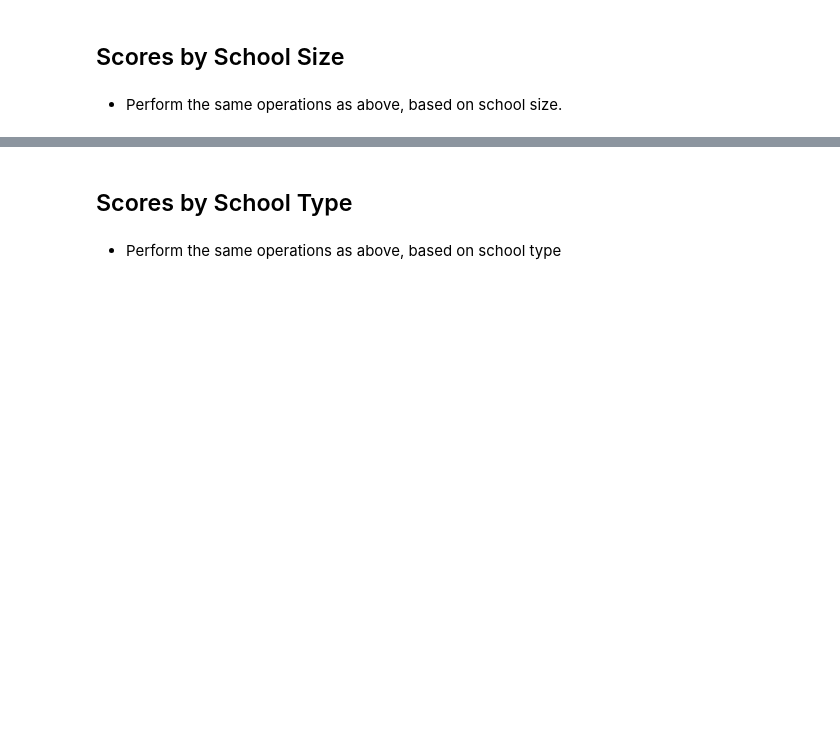
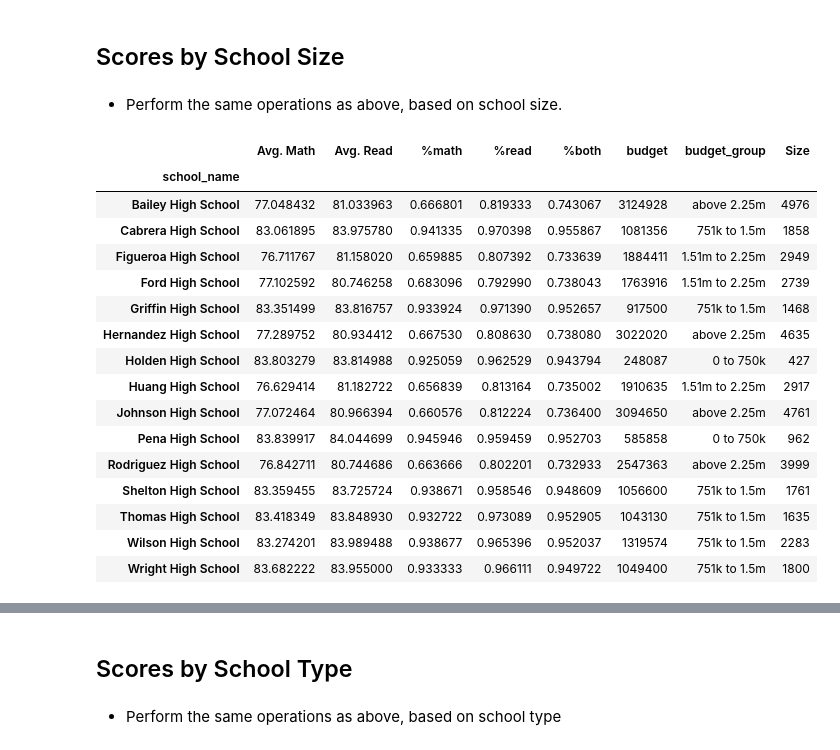
Before and after one commit to millerbrook/pandas-challenge, a Jupyter notebook: PyCitySchools/PyCitySchools_starter.ipynb, the cells around one changed output, grey strips where cells are left out. Saved outputs shown, nothing was run; the diff lists cells and outputs as text; code cells hidden in the pictures; blank space fills up the shorter version.

```diff
--- a/PyCitySchools/PyCitySchools_starter.ipynb
+++ b/PyCitySchools/PyCitySchools_starter.ipynb
@@ -462,3 +482,9 @@ Thomas High School       0.932722
 Wilson High School       0.938677
 Wright High School       0.933333
 dtype: float64
+# %%
+all_byschool_passread_count = school_data_complete.loc[school_data_complete["reading_score"]>69.9]
+all_byschool_passread_count = all_byschool_passread_count[["school_name", "reading_score"]].groupby("school_name").count()
+all_byschool_passread_count["reading_score"]
+all_byschool_passread_pct = all_byschool_passread_count['reading_score']/all_byschool_total
+all_byschool_passread_pct
@@ -519,3 +636,13 @@ Name: Student ID, dtype: float64
   * % Passing Math
   * % Passing Reading
   * Overall Passing Rate (Average of the above two)
+# %%
+#create a summary df prior to binning
+sum_bybudget_df = pd.DataFrame()
+sum_bybudget_df["Avg. Math"] = all_byschool_math
+sum_bybudget_df["Avg. Read"] = all_byschool_reading
+sum_bybudget_df["%math"] = all_byschool_passmath_pct
+sum_bybudget_df["%read"] = all_byschool_passread_pct
+sum_bybudget_df["%both"] = (all_byschool_passmath_pct + all_byschool_passread_pct)/2
+sum_bybudget_df["budget"] = all_byschool_budget
+sum_bybudget_df
@@ -521,0 +667,9 @@ Name: Student ID, dtype: float64
+# %%
+#make bins and group labels
+bins = [0, 750000, 1500000, 2250000, 5000000]
+group_labels = ["0 to 750k", "751k to 1.5m", "1.51m to 2.25m", "above 2.25m"]
+# %%
+sum_bybudget_df["budget_group"] = pd.cut(sum_bybudget_df["budget"], bins, labels=group_labels)
+groupedbybudget = sum_bybudget_df.groupby(["budget_group", "school_name"])
+groupedbybudget.sum().dropna()
+#still very confused about groupby objects. how to optimally display them?
@@ -523,3 +695,26 @@ Name: Student ID, dtype: float64
 ## Scores by School Size
 # %% [markdown]
 * Perform the same operations as above, based on school size.
+# %%
+sum_bysize_df = sum_bybudget_df
+sum_bysize_df.drop(columns = ["budget", "budget_group"])
+sum_bysize_df["Size"] = all_byschool_total
+sum_bysize_df
+# %% [output]
+|  | Avg. Math | Avg. Read | %math | %read | %both | budget | budget_group | Size |
+| school_name |  |  |  |  |  |  |  |  |
+| Bailey High School | 77.048432 | 81.033963 | 0.666801 | 0.819333 | 0.743067 | 3124928 | above 2.25m | 4976 |
+| Cabrera High School | 83.061895 | 83.975780 | 0.941335 | 0.970398 | 0.955867 | 1081356 | 751k to 1.5m | 1858 |
+| Figueroa High School | 76.711767 | 81.158020 | 0.659885 | 0.807392 | 0.733639 | 1884411 | 1.51m to 2.25m | 2949 |
+| Ford High School | 77.102592 | 80.746258 | 0.683096 | 0.792990 | 0.738043 | 1763916 | 1.51m to 2.25m | 2739 |
+| Griffin High School | 83.351499 | 83.816757 | 0.933924 | 0.971390 | 0.952657 | 917500 | 751k to 1.5m | 1468 |
+| Hernandez High School | 77.289752 | 80.934412 | 0.667530 | 0.808630 | 0.738080 | 3022020 | above 2.25m | 4635 |
+| Holden High School | 83.803279 | 83.814988 | 0.925059 | 0.962529 | 0.943794 | 248087 | 0 to 750k | 427 |
+| Huang High School | 76.629414 | 81.182722 | 0.656839 | 0.813164 | 0.735002 | 1910635 | 1.51m to 2.25m | 2917 |
+| Johnson High School | 77.072464 | 80.966394 | 0.660576 | 0.812224 | 0.736400 | 3094650 | above 2.25m | 4761 |
+| Pena High School | 83.839917 | 84.044699 | 0.945946 | 0.959459 | 0.952703 | 585858 | 0 to 750k | 962 |
+| Rodriguez High School | 76.842711 | 80.744686 | 0.663666 | 0.802201 | 0.732933 | 2547363 | above 2.25m | 3999 |
+| Shelton High School | 83.359455 | 83.725724 | 0.938671 | 0.958546 | 0.948609 | 1056600 | 751k to 1.5m | 1761 |
+| Thomas High School | 83.418349 | 83.848930 | 0.932722 | 0.973089 | 0.952905 | 1043130 | 751k to 1.5m | 1635 |
+| Wilson High School | 83.274201 | 83.989488 | 0.938677 | 0.965396 | 0.952037 | 1319574 | 751k to 1.5m | 2283 |
+| Wright High School | 83.682222 | 83.955000 | 0.933333 | 0.966111 | 0.949722 | 1049400 | 751k to 1.5m | 1800 |
```
Also changed, not shown: parts of 17 cells of this notebook.
